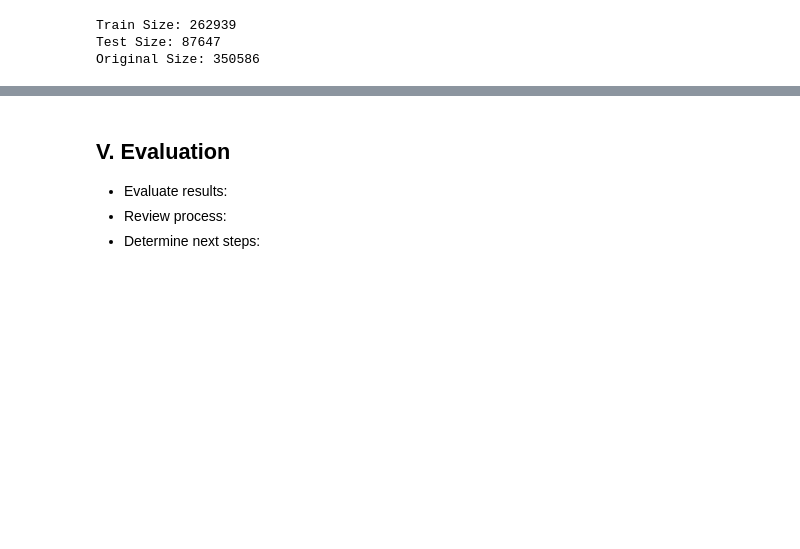
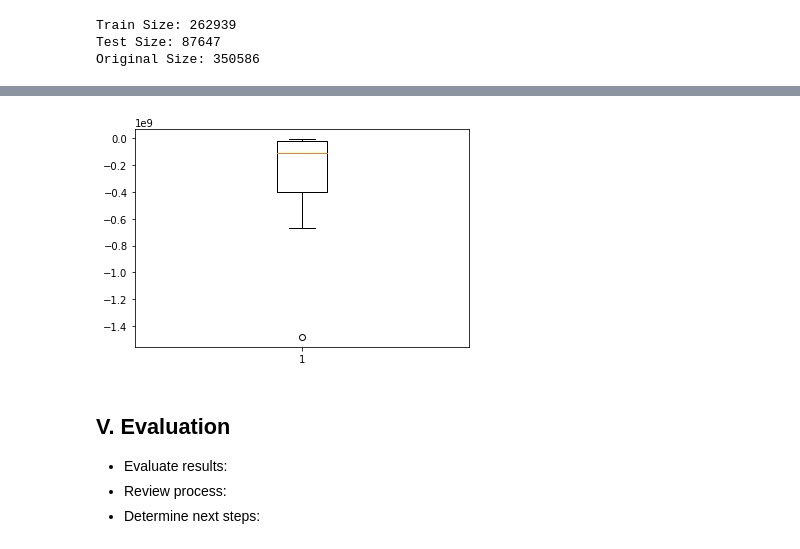
Before and after one commit to maisafraiz/projeto-amd, a Jupyter notebook: project.ipynb, the cells around one changed output, grey strips where cells are left out. Drawn from its saved outputs; the diff is of its cells as text; code cells hidden in the pictures; blank space fills up the shorter version.

Commit message:
Treina os modelos

```diff
--- a/project.ipynb
+++ b/project.ipynb
@@ -471,7 +527,7 @@ models.append(('LASSO', Lasso(random_state=seed)))
 models.append(('EN', ElasticNet(random_state=seed)))
 models.append(('KNN', KNeighborsRegressor()))
 models.append(('CART', DecisionTreeRegressor(random_state=seed)))
-models.append(('SVR', SVR()))
+#models.append(('SVR', SVR()))
 models.append(('RIDGE', Ridge(random_state=seed)))
 models.append(('RIDGECV', RidgeCV()))
 models.append(('MLPR', MLPRegressor(random_state=seed)))
@@ -500,3 +558,8 @@ results
+# %%
+plt.boxplot(results[6])
+plt.show()
+# %% [output]
+[figure, added]
 # %%
 kfold = KFold(n_splits=num_folds, random_state=seed, shuffle=True)
 cv_results = cross_val_score(LinearRegression(), trainX, trainY, cv=kfold, scoring=score)
```
Also changed, not shown: parts of 12 cells of this notebook.
